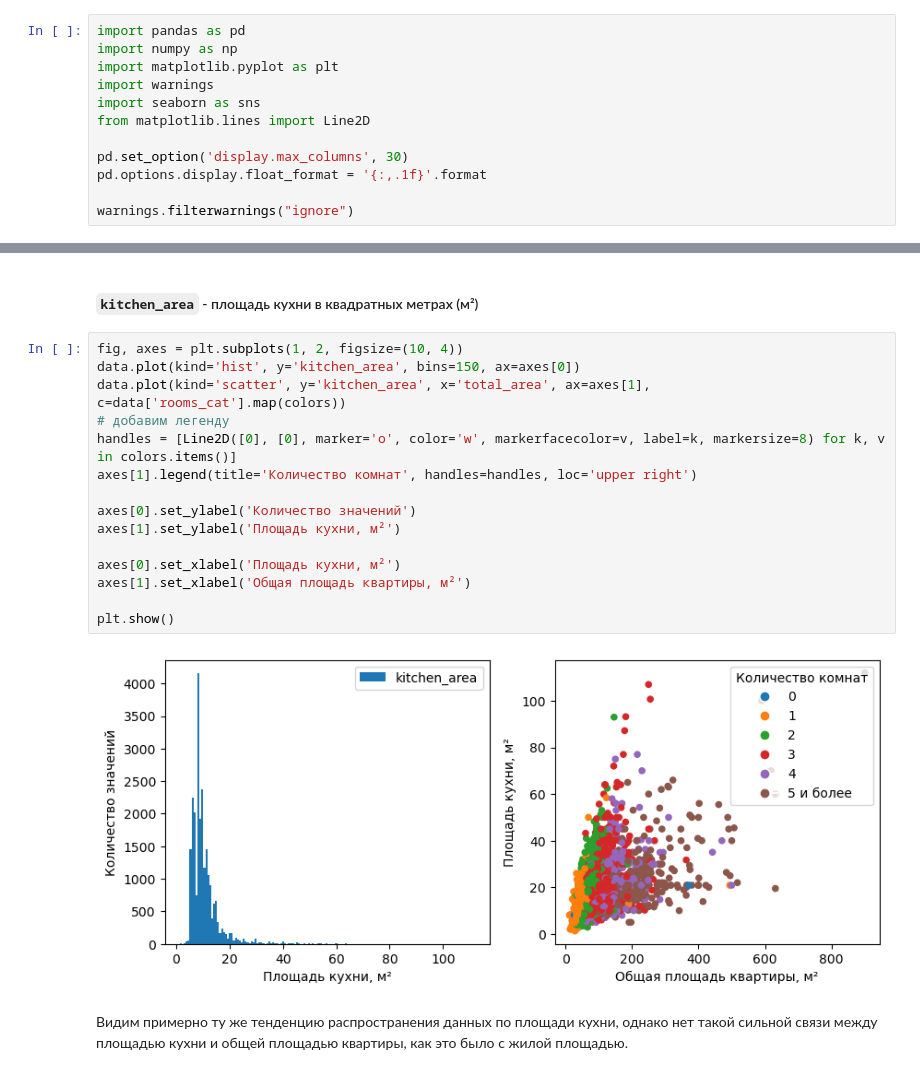
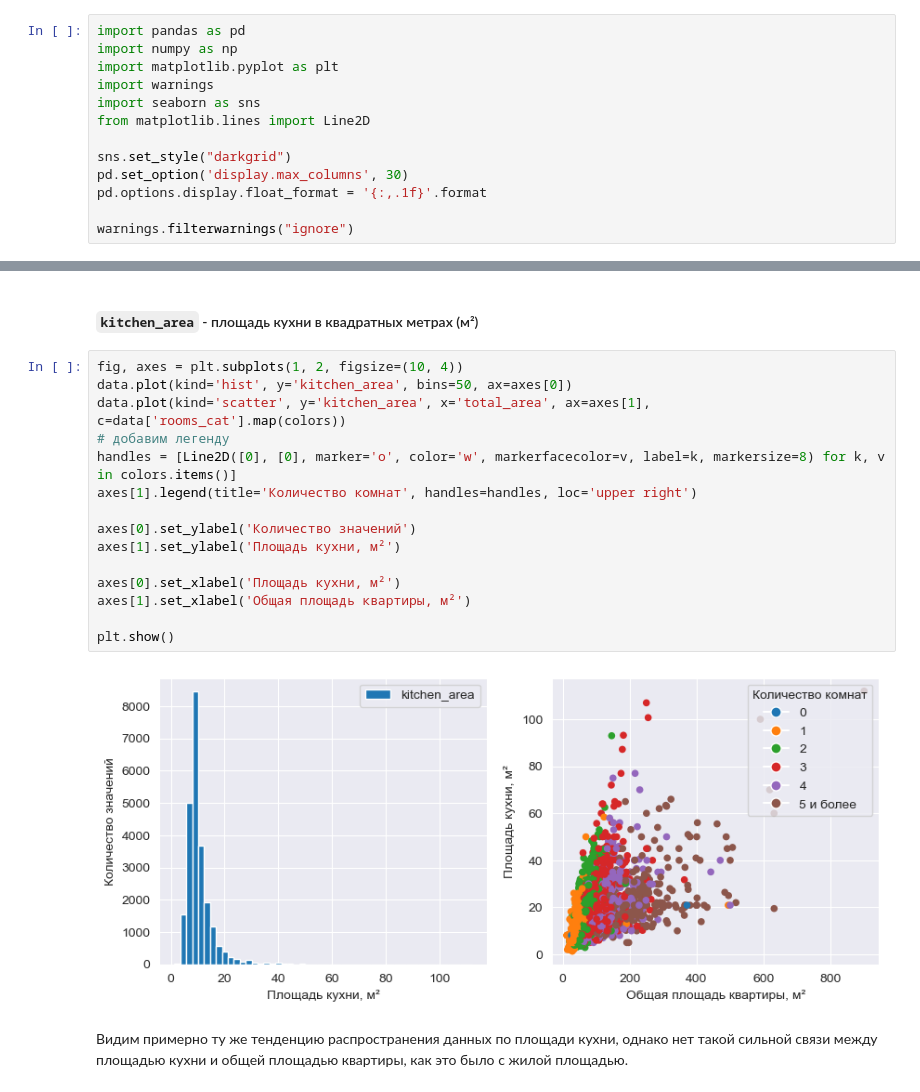
Before and after one commit to max150797/DataScience_Projects, a Jupyter notebook: Проекты по анализу данных/Исследование рынка недвижимости в Санкт-Петербурге/Разведывательный анализ данных.ipynb, the cells around one changed output, grey strips where cells are left out. Saved outputs shown, nothing was run; the diff lists cells and outputs as text.

```diff
--- a/Проекты по анализу данных/Исследование рынка недвижимости в Санкт-Петербурге/Разведывательный анализ данных.ipynb
+++ b/Проекты по анализу данных/Исследование рынка недвижимости в Санкт-Петербурге/Разведывательный анализ данных.ipynb
@@ -41,6 +41,7 @@ import warnings
 import seaborn as sns
 from matplotlib.lines import Line2D
 
+sns.set_style("darkgrid")
 pd.set_option('display.max_columns', 30)
 pd.options.display.float_format = '{:,.1f}'.format
 
@@ -697,21 +698,21 @@ plt.show()
 #### `kitchen_area` - площадь кухни в квадратных метрах (м²)
 # %%
 fig, axes = plt.subplots(1, 2, figsize=(10, 4))
-data.plot(kind='hist', y='kitchen_area', bins=150, ax=axes[0])
+data.plot(kind='hist', y='kitchen_area', bins=50, ax=axes[0])
 data.plot(kind='scatter', y='kitchen_area', x='total_area', ax=axes[1], c=data['rooms_cat'].map(colors))
 # добавим легенду
 handles = [Line2D([0], [0], marker='o', color='w', markerfacecolor=v, label=k, markersize=8) for k, v in colors.items()]
 axes[1].legend(title='Количество комнат', handles=handles, loc='upper right')
 
 axes[0].set_ylabel('Количество значений')
 axes[1].set_ylabel('Площадь кухни, м²')
 
 axes[0].set_xlabel('Площадь кухни, м²')
 axes[1].set_xlabel('Общая площадь квартиры, м²')
 
 plt.show()
 # %% [output]
-[figure, old version]
+[figure, new version]
 # %% [markdown]
 Видим примерно ту же тенденцию распространения данных по площади кухни, однако нет такой сильной связи между площадью кухни и общей площадью квартиры, как это было с жилой площадью.
 # %% [markdown]
```
Also changed, not shown: parts of 18 cells of this notebook, 1 other file.
